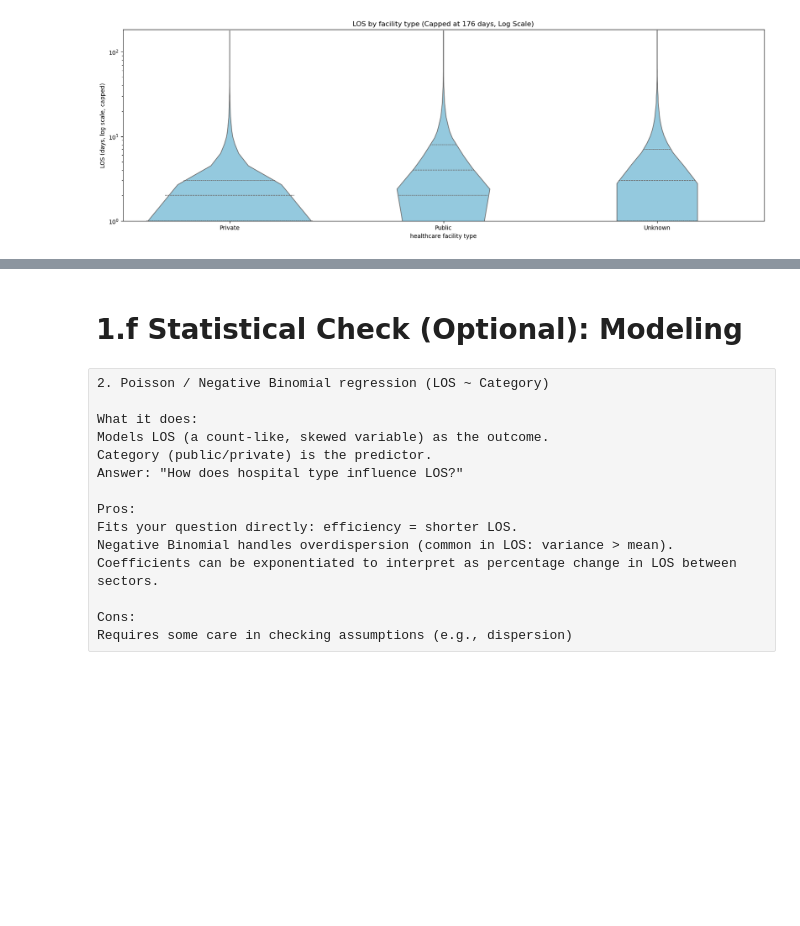
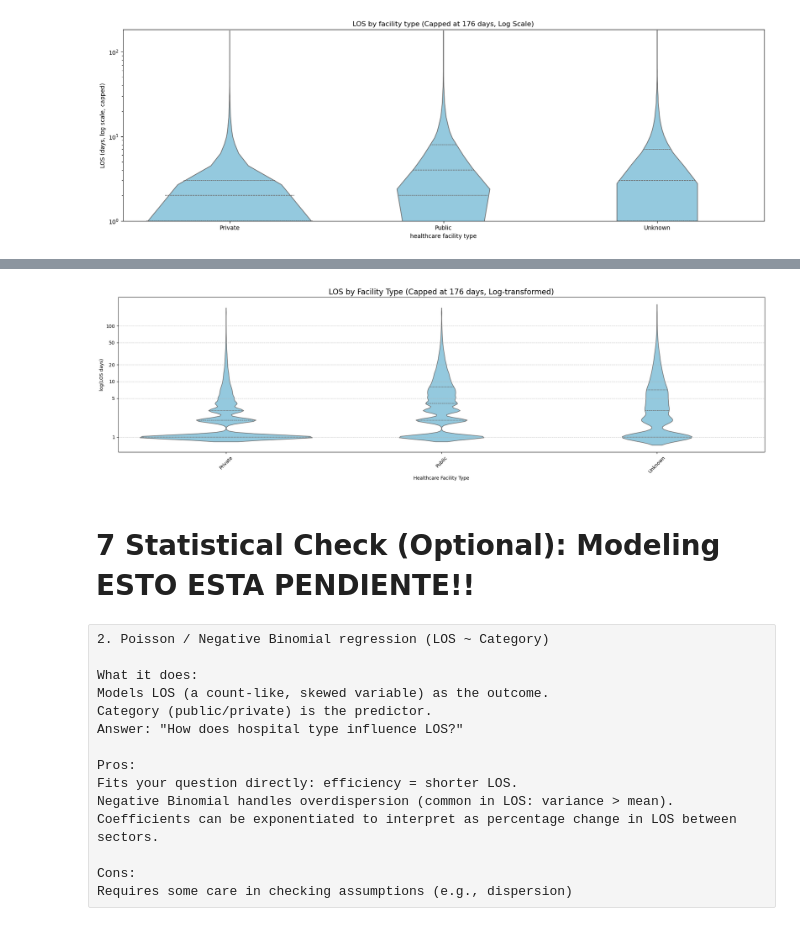
Before and after one commit to mirkopodunavak1996/EDAHospDischarges_Chile2001-2024, a Jupyter notebook: notebooks/General_Analysis_2001-2024_Bivariate(2).ipynb, the cells around one changed output, grey strips where cells are left out. Drawn from its saved outputs; the diff is of its cells as text; code cells hidden in the pictures; blank space fills up the shorter version.

Commit message:
2 pairs of bivriate analysis completed: Year x LOS and Insurance x LOS

```diff
--- a/notebooks/General_Analysis_2001-2024_Bivariate(2).ipynb
+++ b/notebooks/General_Analysis_2001-2024_Bivariate(2).ipynb
@@ -1158,5 +1169,33 @@ Text(0, 0.5, 'LOS (days, log scale, capped)')
+# %%
+import numpy as np
+import matplotlib.pyplot as plt
+import seaborn as sns
+
+plt.figure(figsize=(20, 6))
+
+# Log-transform LOS for KDE
+pair3_sample["log_LOS"] = np.log(pair3_sample["LOS_capped"])
+
+sns.violinplot(
+    data=pair3_sample,
+    x="healthcare facility type",
+    y="log_LOS",
+    inner="quartile",
+    color="skyblue"
+)
+
+plt.title("LOS by Facility Type (Capped at 176 days, Log-transformed)", fontsize=16)
+plt.ylabel("log(LOS days)")
+plt.xlabel("Healthcare Facility Type")
+plt.xticks(rotation=45)
+plt.yticks([np.log(x) for x in [1, 5, 10, 20, 50, 100]], [1, 5, 10, 20, 50, 100])
+plt.grid(axis="y", linestyle="--", alpha=0.7)
+plt.tight_layout()
+plt.show()
+# %% [output]
+[figure, added]
 # %% [markdown]
-# 1.f Statistical Check (Optional): Modeling
+# 7 Statistical Check (Optional): Modeling ESTO ESTA PENDIENTE!!
 # %% [raw]
 2. Poisson / Negative Binomial regression (LOS ~ Category)
 
```
Also changed, not shown: parts of 87 cells of this notebook.
